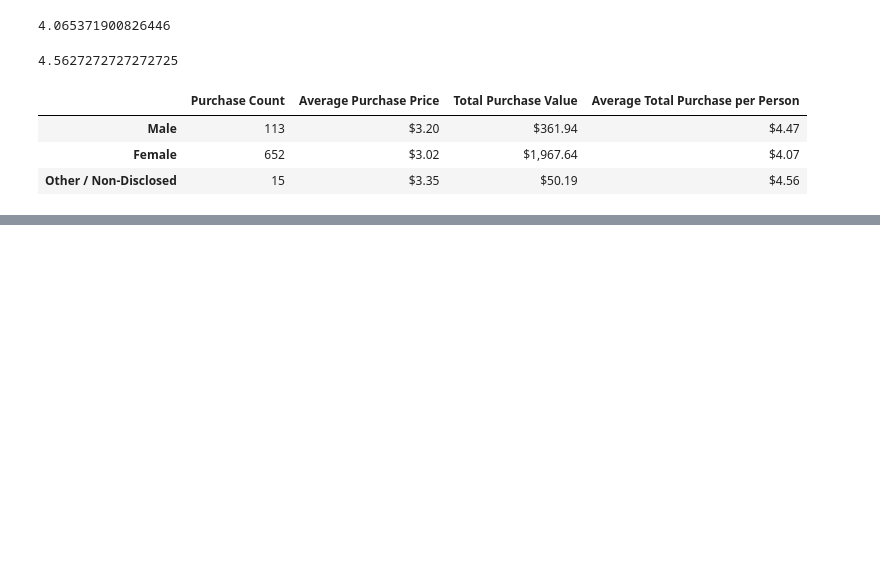
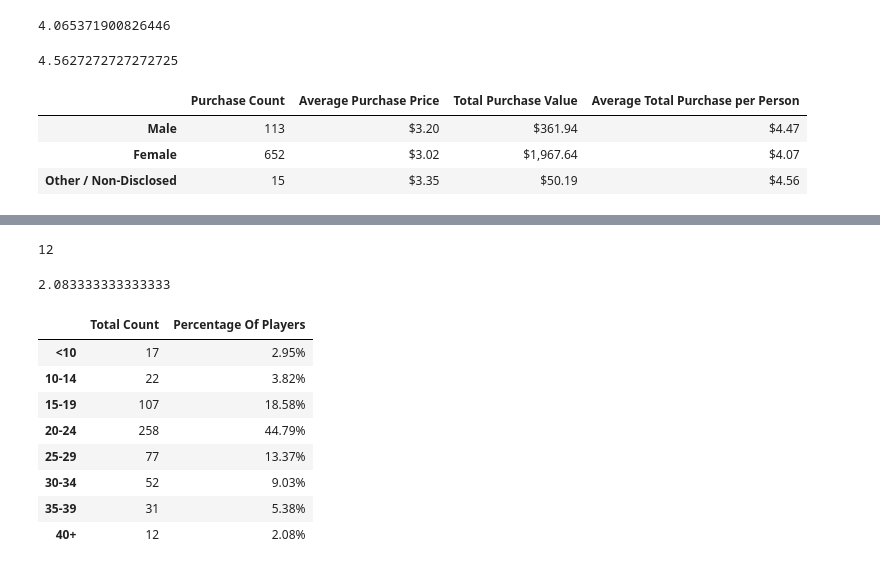
Before and after one commit to eddyannobil/pandas-challenge, a Jupyter notebook: HeroesOfPymoli/Untitled.ipynb, the cells around one changed output, grey strips where cells are left out. Saved outputs shown, nothing was run; the diff lists cells and outputs as text; code cells hidden in the pictures; blank space fills up the shorter version.

```diff
--- a/HeroesOfPymoli/Untitled.ipynb
+++ b/HeroesOfPymoli/Untitled.ipynb
@@ -217,0 +249,40 @@ purchasing_df.style.format({"Average Purchase Price": "${:,.2f}","Total Purchase
+# %%
+#Total Count of Players for Different Age Groups
+age_under_10 =len(purchase_file_df.loc[purchase_file_df["Age Group"]=="<10","SN"].value_counts())
+age_10_14 =len(purchase_file_df.loc[purchase_file_df["Age Group"]=="10-14","SN"].value_counts())
+age_15_19 =len(purchase_file_df.loc[purchase_file_df["Age Group"]=="15-19","SN"].value_counts())
+age_20_24 =len(purchase_file_df.loc[purchase_file_df["Age Group"]=="20-24","SN"].value_counts())
+age_25_29 =len(purchase_file_df.loc[purchase_file_df["Age Group"]=="25-29","SN"].value_counts())
+age_30_34 =len(purchase_file_df.loc[purchase_file_df["Age Group"]=="30-34","SN"].value_counts())
+age_35_39 =len(purchase_file_df.loc[purchase_file_df["Age Group"]=="35-39","SN"].value_counts())
+age_40 =len(purchase_file_df.loc[purchase_file_df["Age Group"]=="40+","SN"].value_counts())
+print(age_40)
+# %% [output]
+12
+# %%
+#Percentage of Players for Various Age Groups
+percent_under_10 = (age_under_10/Total_Players)*100
+percent_10_14 = (age_10_14/Total_Players)*100
+percent_15_19 = (age_15_19/Total_Players)*100
+percent_20_24 = (age_20_24/Total_Players)*100
+percent_25_29 = (age_25_29/Total_Players)*100
+percent_30_34 = (age_30_34/Total_Players)*100
+percent_35_39 = (age_35_39/Total_Players)*100
+percent_40 =(age_40/Total_Players)*100
+print(percent_40)
+# %% [output]
+2.083333333333333
+# %%
+age_df = pd.DataFrame({"Total Count":[age_under_10,age_10_14,age_15_19,age_20_24,age_25_29,age_30_34,age_35_39,age_40],"Percentage Of Players":[percent_under_10,percent_10_14,percent_15_19,percent_20_24,percent_25_29,percent_30_34,percent_35_39,percent_40]},index=["<10","10-14", "15-19", "20-24", "25-29", "30-34", "35-39", "40+"],)
+age_df
+age_df.style.format({"Percentage Of Players": "{:,.2f}%"})
+# %% [output]
+|  | Total Count | Percentage Of Players |
+| <10 | 17 | 2.95% |
+| 10-14 | 22 | 3.82% |
+| 15-19 | 107 | 18.58% |
+| 20-24 | 258 | 44.79% |
+| 25-29 | 77 | 13.37% |
+| 30-34 | 52 | 9.03% |
+| 35-39 | 31 | 5.38% |
+| 40+ | 12 | 2.08% |
```
Also changed, not shown: parts of 8 cells of this notebook.
